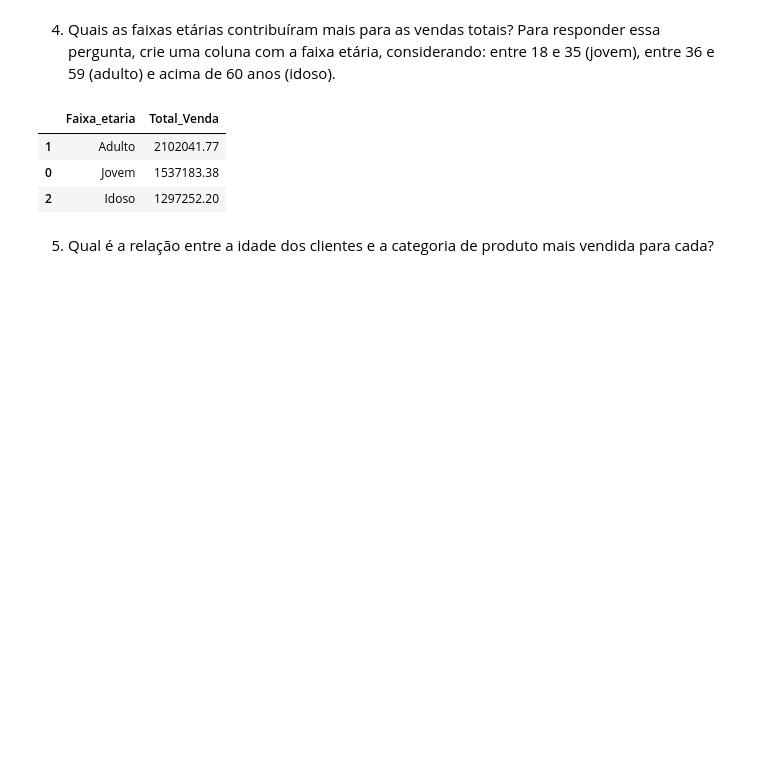
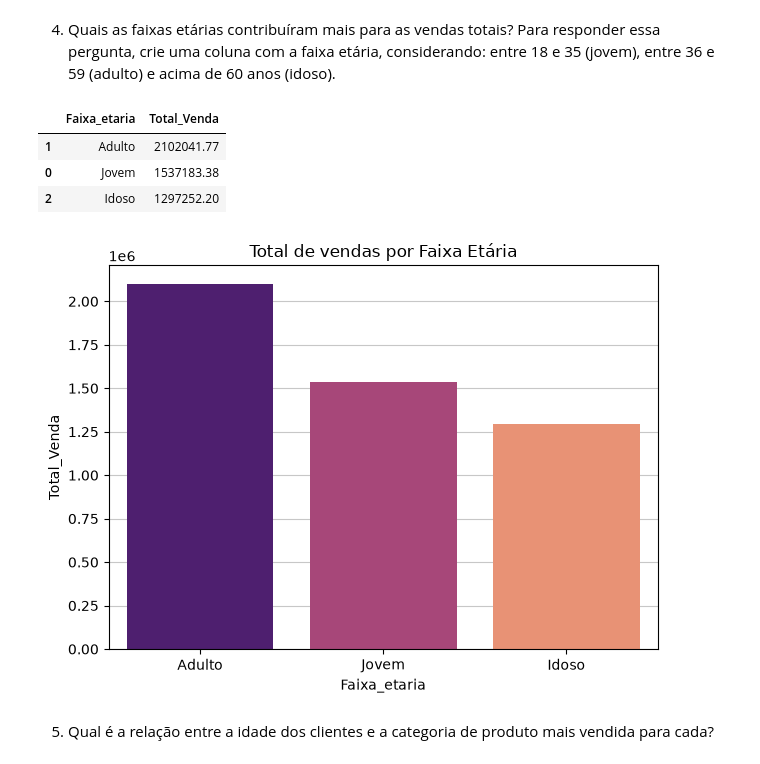
Before and after one commit to Danibisinoto/Repositorio_PROJETO_FINAL_Analise_Exploratoria_de_Dados, a Jupyter notebook: PROJETO.IPYNB, the cells around one changed output. Saved outputs shown, nothing was run; the diff lists cells and outputs as text; code cells hidden in the pictures; blank space fills up the shorter version.

```diff
--- a/PROJETO.IPYNB
+++ b/PROJETO.IPYNB
@@ -433,6 +433,16 @@ resultado
 | 1 | Adulto | 2102041.77 |
 | 0 | Jovem | 1537183.38 |
 | 2 | Idoso | 1297252.20 |
+# %%
+# visualizando em gráfico
+sns.barplot(data=resultado, x='Faixa_etaria', y='Total_Venda', hue='Faixa_etaria', palette='magma')
+plt.grid(axis='y', linestyle='-', alpha=0.7)
+plt.gca().set_axisbelow(True)
+plt.title('Total de vendas por Faixa Etária')
+plt.tight_layout()
+plt.show()
+# %% [output]
+[figure, added]
 # %% [markdown]
 5. Qual é a relação entre a idade dos clientes e a categoria de produto mais vendida para
 cada?
```
Also changed, not shown: parts of 9 cells of this notebook.
